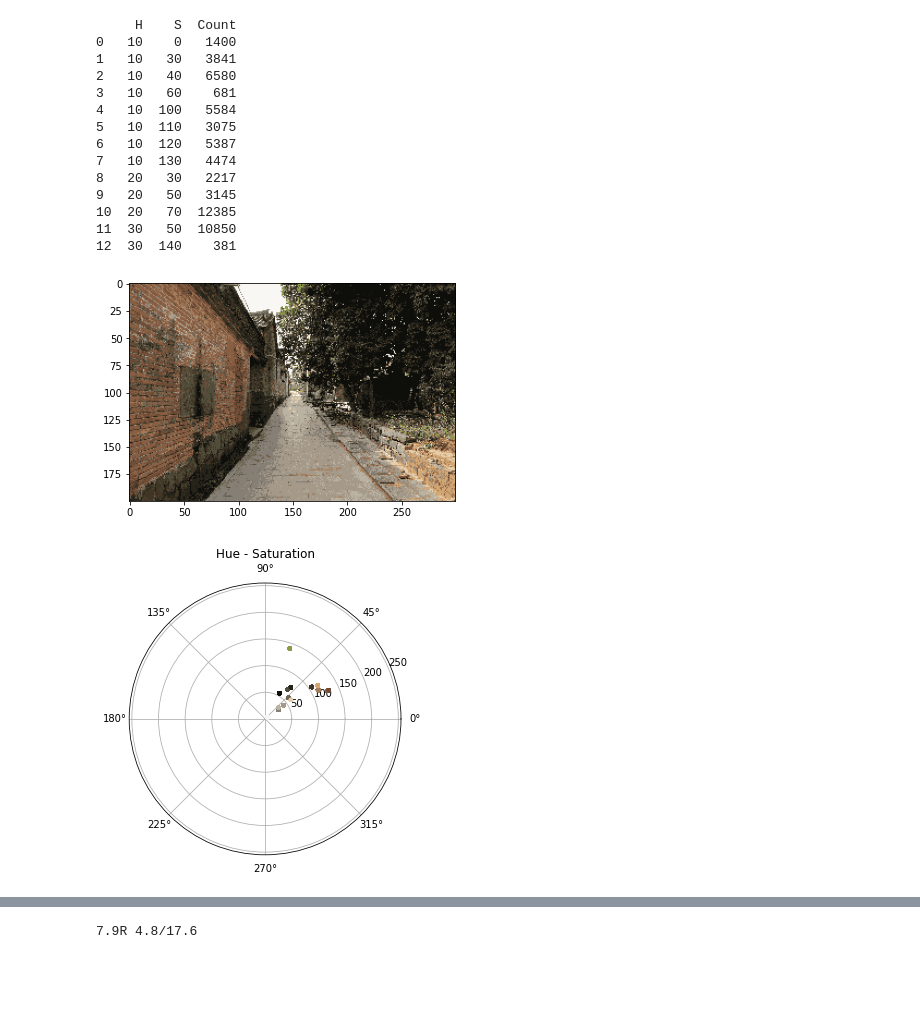
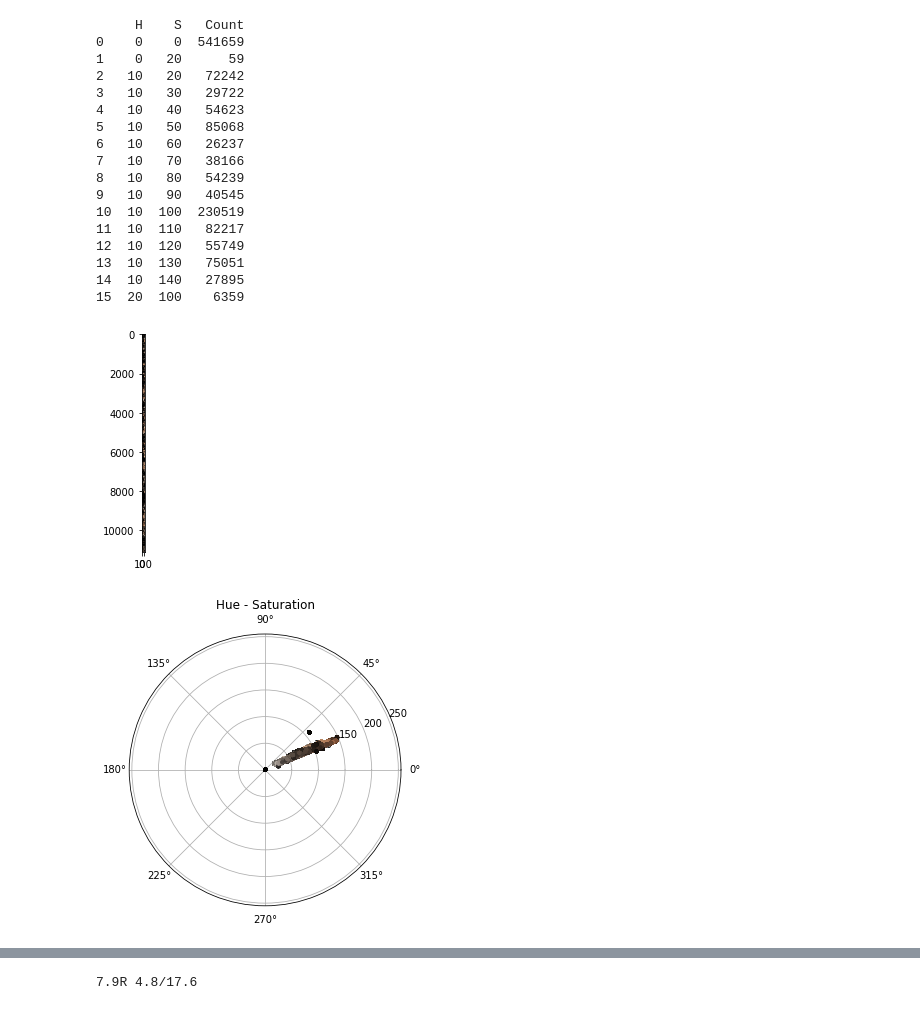
Before and after one commit to Tanc60/ColorAnalysis, a Jupyter notebook: Note/HSV_Analysis.ipynb, the cells around one changed output, grey strips where cells are left out. Saved outputs shown, nothing was run; the diff lists cells and outputs as text; code cells hidden in the pictures; blank space fills up the shorter version.

```diff
--- a/Note/HSV_Analysis.ipynb
+++ b/Note/HSV_Analysis.ipynb
@@ -9,11 +9,30 @@ from scipy.stats import gaussian_kde
 def show_img(path):
 
     img = cv2.imread(path)
-    img = cv2.resize(img,(300,200))
+
+    resizeK=0.5
+    img = cv2.resize(img,(int(img.shape[1]*resizeK),int(img.shape[0]*resizeK)))
+
     plt.imshow(img[:,:,::-1])
-    rgbimg = cv2.cvtColor(img, cv2.COLOR_BGR2RGB)
-    hsvimg = cv2.cvtColor(img, cv2.COLOR_BGR2HSV)
-    h, s, v = hsvimg[:,:,0], hsvimg[:,:,1], hsvimg[:,:,2]
+
+    #delete black
+
+    imgwithoutBlack = []
+    for i in range(len(img)):
+        if(img[i].any()):
+            imgwithoutBlack.append(img[i])
+    imgwithoutBlack=np.array(imgwithoutBlack)
+
+    rgbimg = cv2.cvtColor(imgwithoutBlack, cv2.COLOR_BGR2RGB)
+
+    hsvimg = cv2.cvtColor(imgwithoutBlack, cv2.COLOR_BGR2HSV)
+
+    hsvimg=hsvimg.reshape(-1,3)
+
+
+
+
+    h, s, v = hsvimg[:,0], hsvimg[:,1], hsvimg[:,2]
 
     colorDF = pd.DataFrame({"H":(h.flatten()/10).astype(int)*10,"S":(s.flatten()/10).astype(int)*10,"V":(v.flatten()/10).astype(int)*10})
     colorDF= colorDF.groupby(["H","S"])["V"].count().reset_index(name="Count")
@@ -47,6 +66,7 @@ def show_img(path):
     ax.set_title("Hue - Value")
     plt.scatter(h2.flatten()*2*math.pi/178.0, v.flatten(), s=10.0,c=rgbimg.reshape(-1,3)/255.0)
     plt.show()
+
 
     plot2dhistogram(h.flatten(),s.flatten(),"h-s")
     plot2dhistogram(h.flatten(),v.flatten(),"h-v")
@@ -59,47 +79,50 @@ def plot2dhistogram(x,y,tag):
 
 
     hist, xedges, yedges = np.histogram2d(x, y, bins=20, range=[[0, 179], [0, 255]])
 
     # Construct arrays for the anchor positions of the 16 bars.
     xpos, ypos = np.meshgrid(xedges[:-1], yedges[:-1], indexing="ij")
     xpos = xpos.ravel()
     ypos = ypos.ravel()
     zpos = 0
 
     # Construct arrays with the dimensions for the 16 bars.
     dx = dy = 10* np.ones_like(zpos)
     dz = hist.ravel()
     if(tag=="h-s"):
         colors=np.array(list(zip(xpos, ypos,180*np.ones_like(xpos))),dtype="uint8").reshape(-1,1,3)
     elif(tag=="h-v"):
         colors=np.array(list(zip(xpos,180*np.ones_like(xpos),ypos)),dtype="uint8").reshape(-1,1,3)
 
     colors=cv2.cvtColor(colors, cv2.COLOR_HSV2RGB)
 
     #colors=np.array([(x,y,z) for x in xedges/179 for y in yedges/255])
 
     ax.bar3d(xpos, ypos, zpos, dx, dy, dz, zsort="max",color=colors/255.0,shade=False,edgecolor="gray",linewidth=0.5)
     ax.set_title(tag)
     ax.margins(0)
 
     plt.show()
 
 #show_img(r"E:\Downloads\BaiduNetdiskDownload\testfile\2L7A2046.JPG")
-show_img(r"E:\Downloads\BaiduNetdiskDownload\output\2L7A2046_kmeans.png")
+show_img(r"E:\Downloads\BaiduNetdiskDownload\resultfile3\rusultImages.png")
 # %% [output]
-     H    S  Count
-0   10    0   1400
-1   10   30   3841
-2   10   40   6580
-3   10   60    681
-4   10  100   5584
-5   10  110   3075
-6   10  120   5387
-7   10  130   4474
-8   20   30   2217
-9   20   50   3145
-10  20   70  12385
-11  30   50  10850
-12  30  140    381
+     H    S   Count
+0    0    0  541659
+1    0   20      59
+2   10   20   72242
+3   10   30   29722
+4   10   40   54623
+5   10   50   85068
+6   10   60   26237
+7   10   70   38166
+8   10   80   54239
+9   10   90   40545
+10  10  100  230519
+11  10  110   82217
+12  10  120   55749
+13  10  130   75051
+14  10  140   27895
+15  20  100    6359
-[figure, old version]
+[figure, new version]
-[figure, old version]
+[figure, new version]
```
Also changed, not shown: parts of 2 cells of this notebook, 4 other files.
